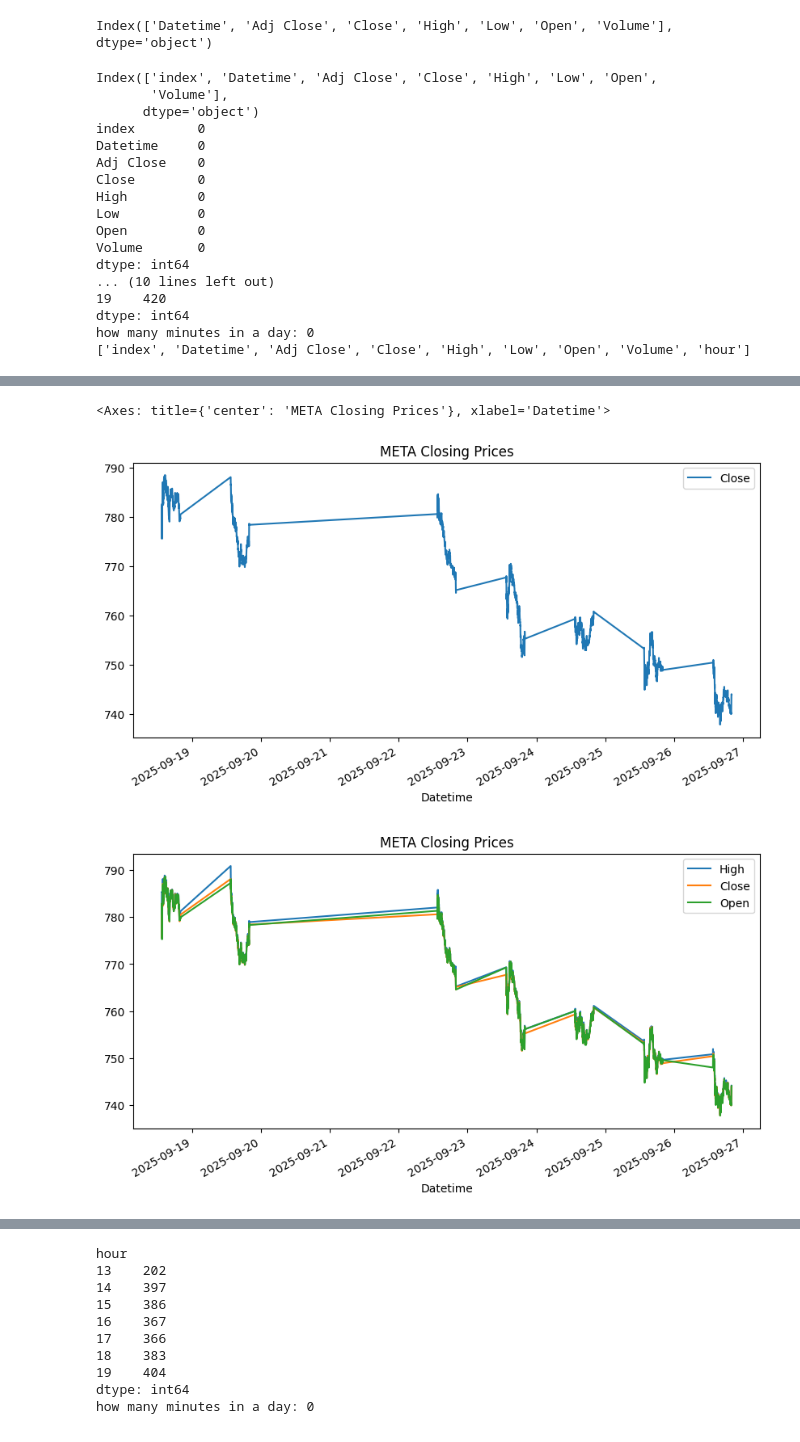
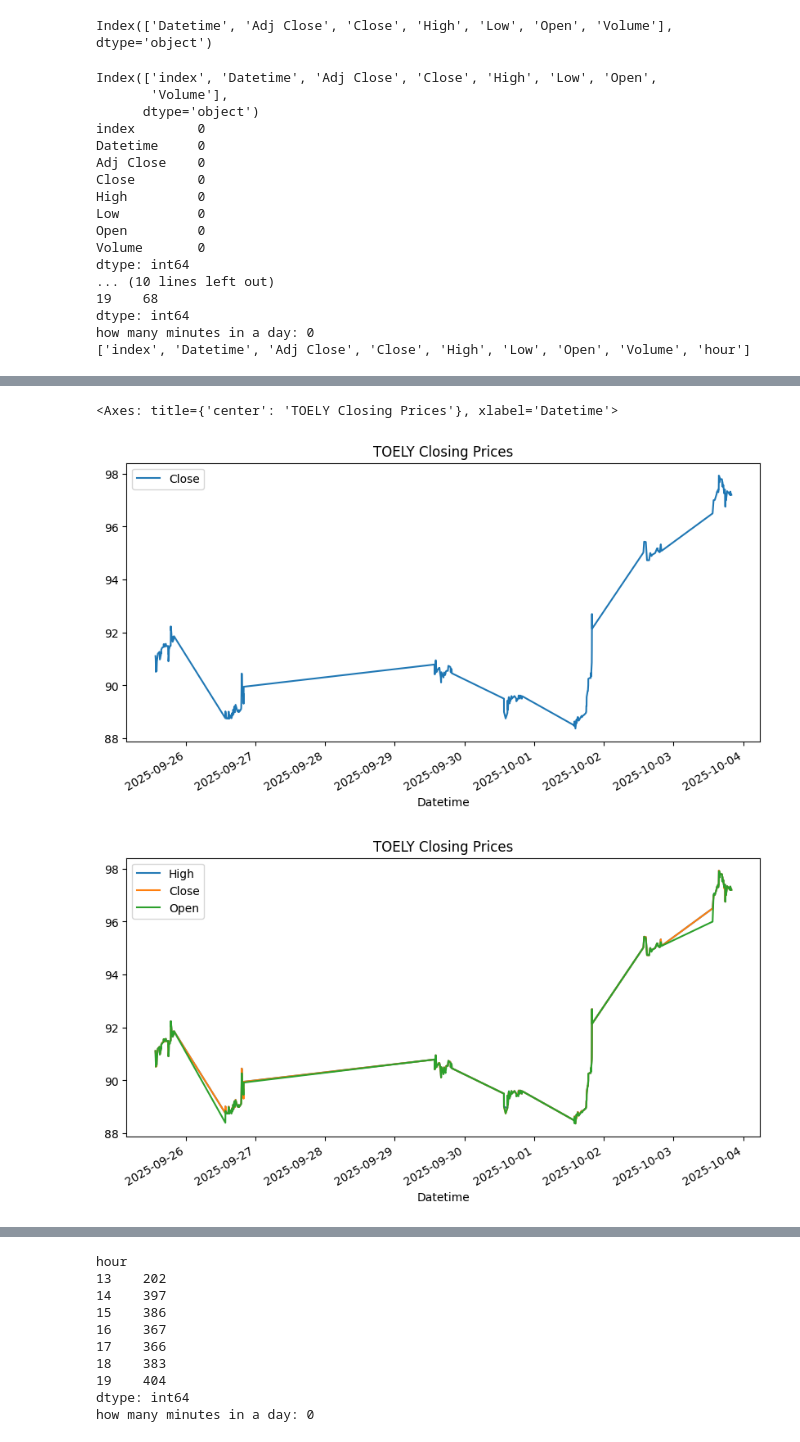
Before and after one commit to RRFteixeira/yahooFinance, a Jupyter notebook: notebooks/Ticker_display.ipynb, the cells around one changed output, grey strips where cells are left out. Cells and saved outputs as stored; diff of their text form; code cells hidden in the pictures.

```diff
--- a/notebooks/Ticker_display.ipynb
+++ b/notebooks/Ticker_display.ipynb
@@ -1,9 +1,10 @@
 # %%
 import pandas as pd
 
-date = '2025_09_27'
-category= 'digital_media'
-ticker = 'META'
+date = '2025_10_05'
+category= 'semiconductors'
+ticker = 'TOELY'
+
 
 df = pd.read_parquet(path = f"../data/raw/{date}/{category}/{ticker}.parquet")
 
@@ -54,7 +55,7 @@ Open         0
 Volume       0
 dtype: int64
 ... (10 lines left out)
-19    420
+19    68
 dtype: int64
 how many minutes in a day: 0
 ['index', 'Datetime', 'Adj Close', 'Close', 'High', 'Low', 'Open', 'Volume', 'hour']
@@ -67,6 +68,6 @@ how many minutes in a day: 0
-<Axes: title={'center': 'META Closing Prices'}, xlabel='Datetime'>
+<Axes: title={'center': 'TOELY Closing Prices'}, xlabel='Datetime'>
-[figure, old version]
+[figure, new version]
-[figure, old version]
+[figure, new version]
 # %%
 # %% [output]
 Index(['index', 'Datetime', 'Adj Close', 'Close', 'High', 'Low', 'Open',
```
Also changed, not shown: parts of 1 cell of this notebook, 9 other files.
